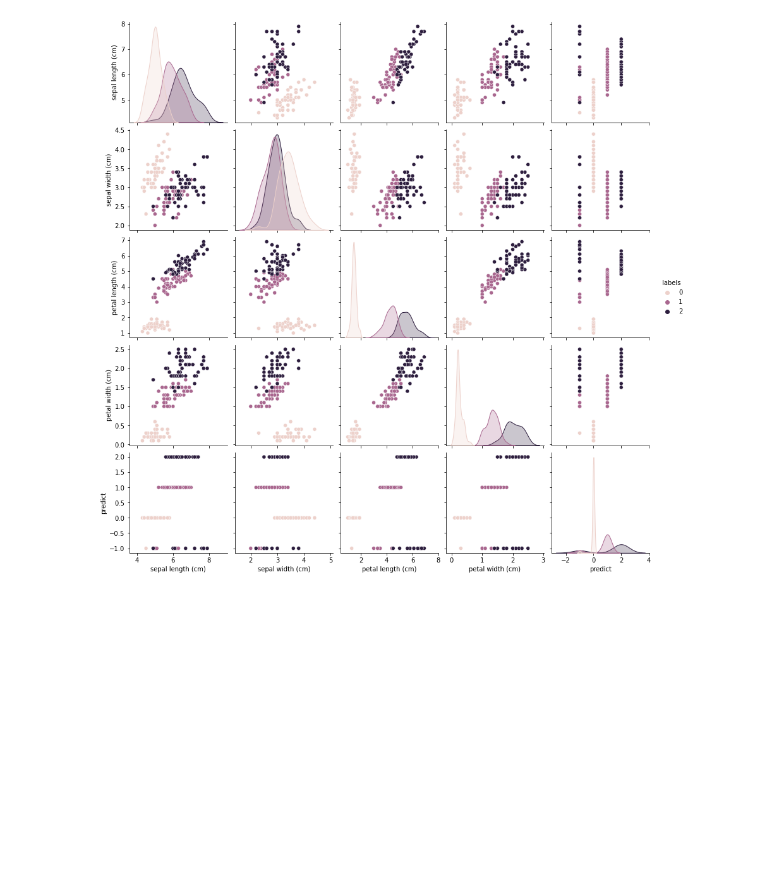
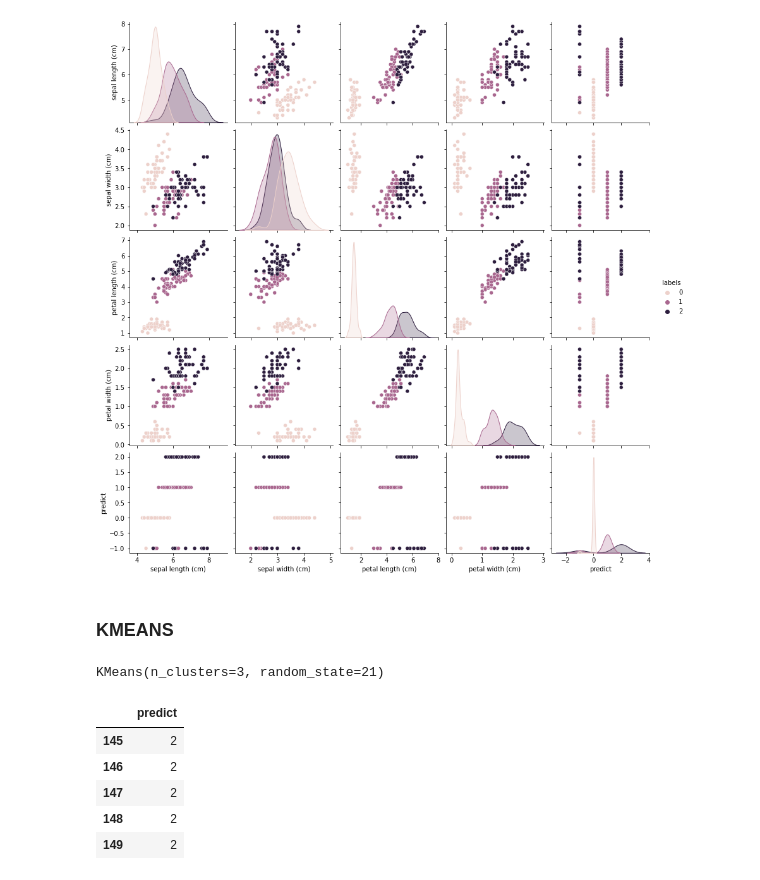
Before and after one commit to pillz9408/python, a Jupyter notebook: MachineLearning/221027_DBscan_Kmeans.ipynb, the cells around one changed output. Drawn from its saved outputs; the diff is of its cells as text; code cells hidden in the pictures; blank space fills up the shorter version.

```diff
--- a/MachineLearning/221027_DBscan_Kmeans.ipynb
+++ b/MachineLearning/221027_DBscan_Kmeans.ipynb
@@ -69,3 +69,11 @@ sns.pairplot(r, hue='labels')
 # %% [output]
 <seaborn.axisgrid.PairGrid at 0x...>
 [figure]
+# %% [markdown]
+### KMEANS
+# %%
+#KM학습
+km = KMeans(n_clusters=3, random_state=21)
+km.fit(data)
+# %% [output]
+KMeans(n_clusters=3, random_state=21)
@@ -71,0 +84,9 @@ sns.pairplot(r, hue='labels')
+# %%
+new_labels.tail()
+# %% [output]
+|  | predict |
+| 145 | 2 |
+| 146 | 2 |
+| 147 | 2 |
+| 148 | 2 |
+| 149 | 2 |
```
Also changed, not shown: parts of 4 cells of this notebook, 2 other files.
